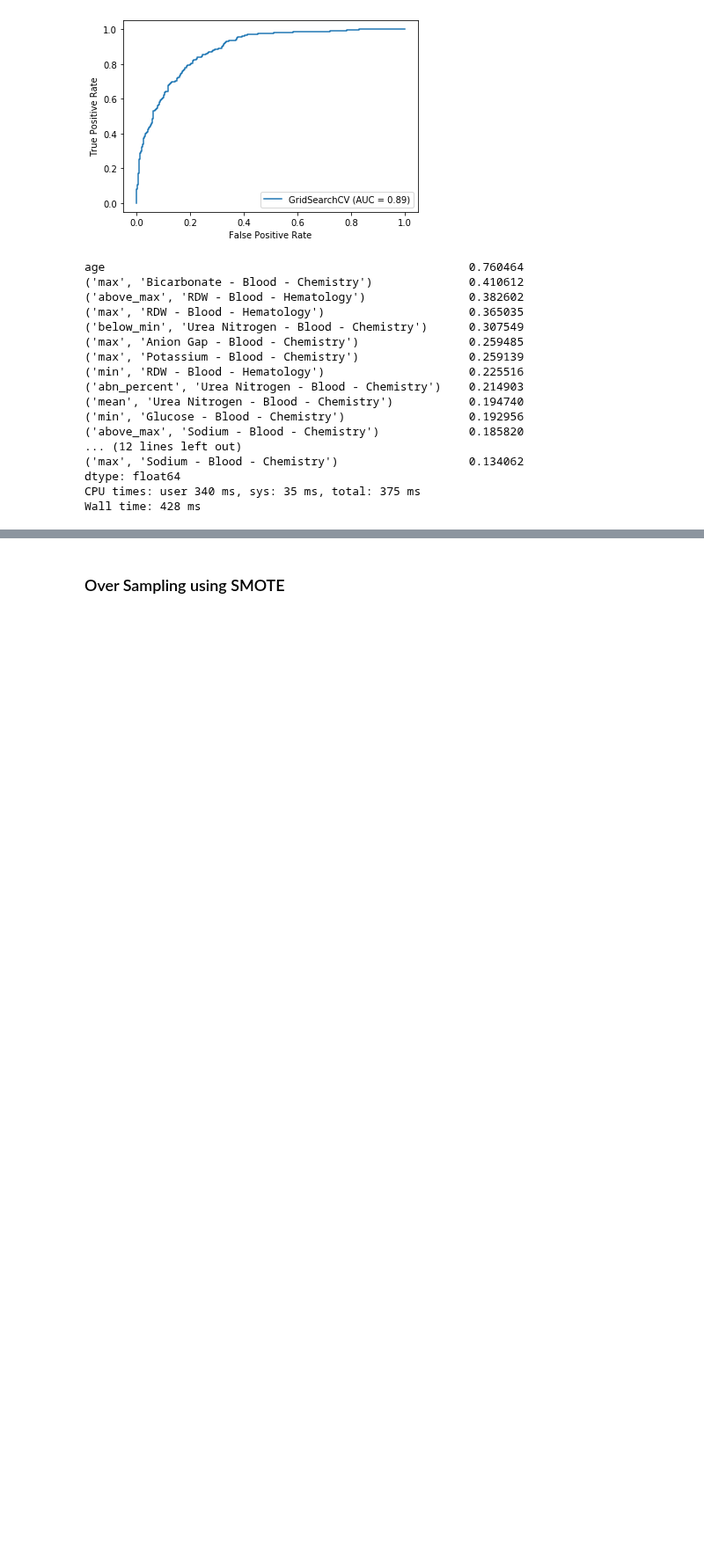
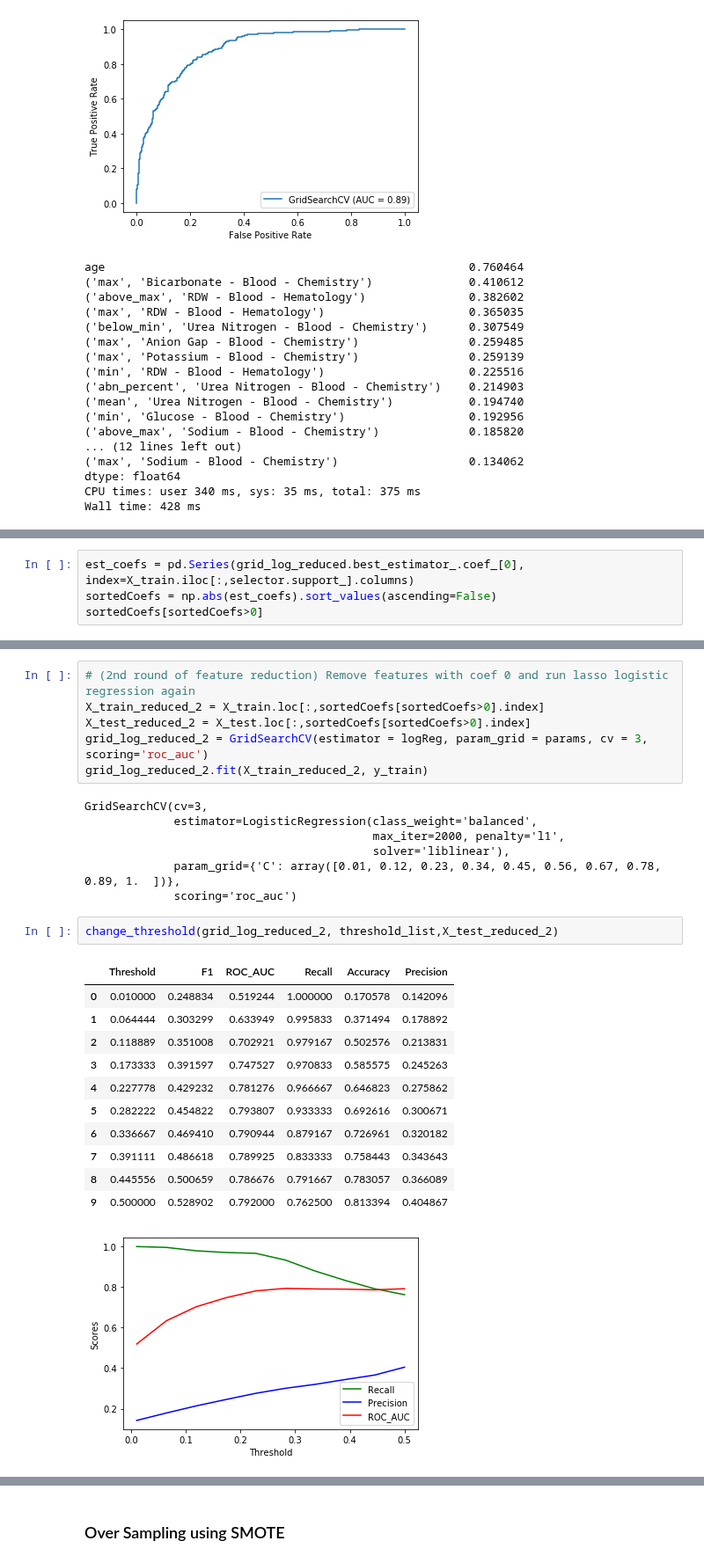
Before and after one commit to brandoncryu/disease_prediction, a Jupyter notebook: CHF_Modeling_full_KNN.ipynb, the cells around one changed output, grey strips where cells are left out. Shown at 88% size. Saved outputs shown, nothing was run; the diff lists cells and outputs as text; blank space fills up the shorter version.

Commit message:
feature reduction for logistic regression

```diff
--- a/CHF_Modeling_full_KNN.ipynb
+++ b/CHF_Modeling_full_KNN.ipynb
@@ -195,0 +307,4 @@ plot_val_curve(estimator, feature, feature_range, X, y)
+# %%
+est_coefs = pd.Series(grid_log_reduced.best_estimator_.coef_[0], index=X_train.iloc[:,selector.support_].columns)
+sortedCoefs = np.abs(est_coefs).sort_values(ascending=False)
+sortedCoefs[sortedCoefs>0]
@@ -195,0 +341,28 @@ plot_val_curve(estimator, feature, feature_range, X, y)
+# %%
+# (2nd round of feature reduction) Remove features with coef 0 and run lasso logistic regression again
+X_train_reduced_2 = X_train.loc[:,sortedCoefs[sortedCoefs>0].index]
+X_test_reduced_2 = X_test.loc[:,sortedCoefs[sortedCoefs>0].index]
+grid_log_reduced_2 = GridSearchCV(estimator = logReg, param_grid = params, cv = 3, scoring='roc_auc')
+grid_log_reduced_2.fit(X_train_reduced_2, y_train)
+# %% [output]
+GridSearchCV(cv=3,
+             estimator=LogisticRegression(class_weight='balanced',
+                                          max_iter=2000, penalty='l1',
+                                          solver='liblinear'),
+             param_grid={'C': array([0.01, 0.12, 0.23, 0.34, 0.45, 0.56, 0.67, 0.78, 0.89, 1.  ])},
+             scoring='roc_auc')
+# %%
+change_threshold(grid_log_reduced_2, threshold_list,X_test_reduced_2)
+# %% [output]
+|  | Threshold | F1 | ROC_AUC | Recall | Accuracy | Precision |
+| 0 | 0.010000 | 0.248834 | 0.519244 | 1.000000 | 0.170578 | 0.142096 |
+| 1 | 0.064444 | 0.303299 | 0.633949 | 0.995833 | 0.371494 | 0.178892 |
+| 2 | 0.118889 | 0.351008 | 0.702921 | 0.979167 | 0.502576 | 0.213831 |
+| 3 | 0.173333 | 0.391597 | 0.747527 | 0.970833 | 0.585575 | 0.245263 |
+| 4 | 0.227778 | 0.429232 | 0.781276 | 0.966667 | 0.646823 | 0.275862 |
+| 5 | 0.282222 | 0.454822 | 0.793807 | 0.933333 | 0.692616 | 0.300671 |
+| 6 | 0.336667 | 0.469410 | 0.790944 | 0.879167 | 0.726961 | 0.320182 |
+| 7 | 0.391111 | 0.486618 | 0.789925 | 0.833333 | 0.758443 | 0.343643 |
+| 8 | 0.445556 | 0.500659 | 0.786676 | 0.791667 | 0.783057 | 0.366089 |
+| 9 | 0.500000 | 0.528902 | 0.792000 | 0.762500 | 0.813394 | 0.404867 |
+[figure, added]
```
Also changed, not shown: parts of 32 cells of this notebook.
